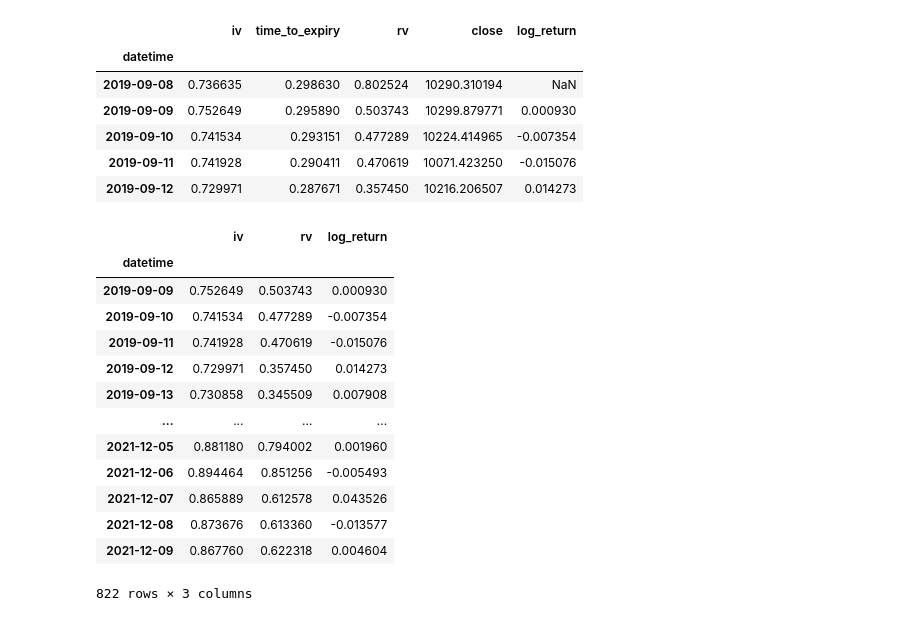
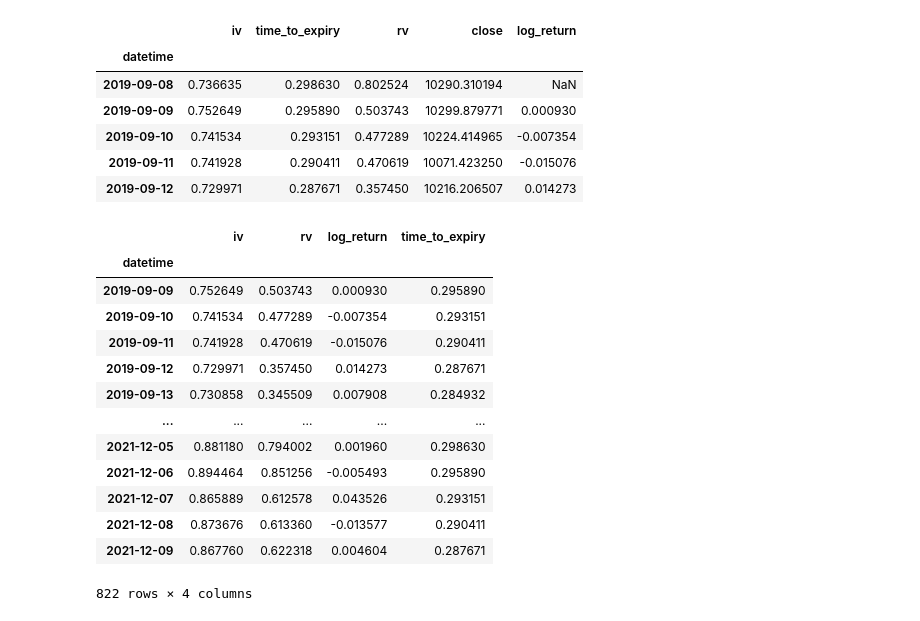
Before and after one commit to wenwkich/vol-study, a Jupyter notebook: bitcoin_iv_rv_regression.ipynb, the cells around one changed output. Cells and saved outputs as stored; diff of their text form; code cells hidden in the pictures.

```diff
--- a/bitcoin_iv_rv_regression.ipynb
+++ b/bitcoin_iv_rv_regression.ipynb
@@ -18,20 +19,20 @@ df_iv_rv.head()
 # %%
 df_iv_rv = df_iv_rv[1:]
 # %%
-df_iv_rv = df_iv_rv[['iv', 'rv', 'log_return']]
+df_iv_rv = df_iv_rv[['iv', 'rv', 'log_return', 'time_to_expiry']]
 df_iv_rv
 # %% [output]
-|  | iv | rv | log_return |
-| datetime |  |  |  |
-| 2019-09-09 | 0.752649 | 0.503743 | 0.000930 |
-| 2019-09-10 | 0.741534 | 0.477289 | -0.007354 |
-| 2019-09-11 | 0.741928 | 0.470619 | -0.015076 |
-| 2019-09-12 | 0.729971 | 0.357450 | 0.014273 |
-| 2019-09-13 | 0.730858 | 0.345509 | 0.007908 |
-| ... | ... | ... | ... |
-| 2021-12-05 | 0.881180 | 0.794002 | 0.001960 |
-| 2021-12-06 | 0.894464 | 0.851256 | -0.005493 |
-| 2021-12-07 | 0.865889 | 0.612578 | 0.043526 |
-| 2021-12-08 | 0.873676 | 0.613360 | -0.013577 |
-| 2021-12-09 | 0.867760 | 0.622318 | 0.004604 |
+|  | iv | rv | log_return | time_to_expiry |
+| datetime |  |  |  |  |
+| 2019-09-09 | 0.752649 | 0.503743 | 0.000930 | 0.295890 |
+| 2019-09-10 | 0.741534 | 0.477289 | -0.007354 | 0.293151 |
+| 2019-09-11 | 0.741928 | 0.470619 | -0.015076 | 0.290411 |
+| 2019-09-12 | 0.729971 | 0.357450 | 0.014273 | 0.287671 |
+| 2019-09-13 | 0.730858 | 0.345509 | 0.007908 | 0.284932 |
+| ... | ... | ... | ... | ... |
+| 2021-12-05 | 0.881180 | 0.794002 | 0.001960 | 0.298630 |
+| 2021-12-06 | 0.894464 | 0.851256 | -0.005493 | 0.295890 |
+| 2021-12-07 | 0.865889 | 0.612578 | 0.043526 | 0.293151 |
+| 2021-12-08 | 0.873676 | 0.613360 | -0.013577 | 0.290411 |
+| 2021-12-09 | 0.867760 | 0.622318 | 0.004604 | 0.287671 |
-822 rows × 3 columns
+822 rows × 4 columns
```
Also changed, not shown: parts of 12 cells of this notebook, 9 other files.
